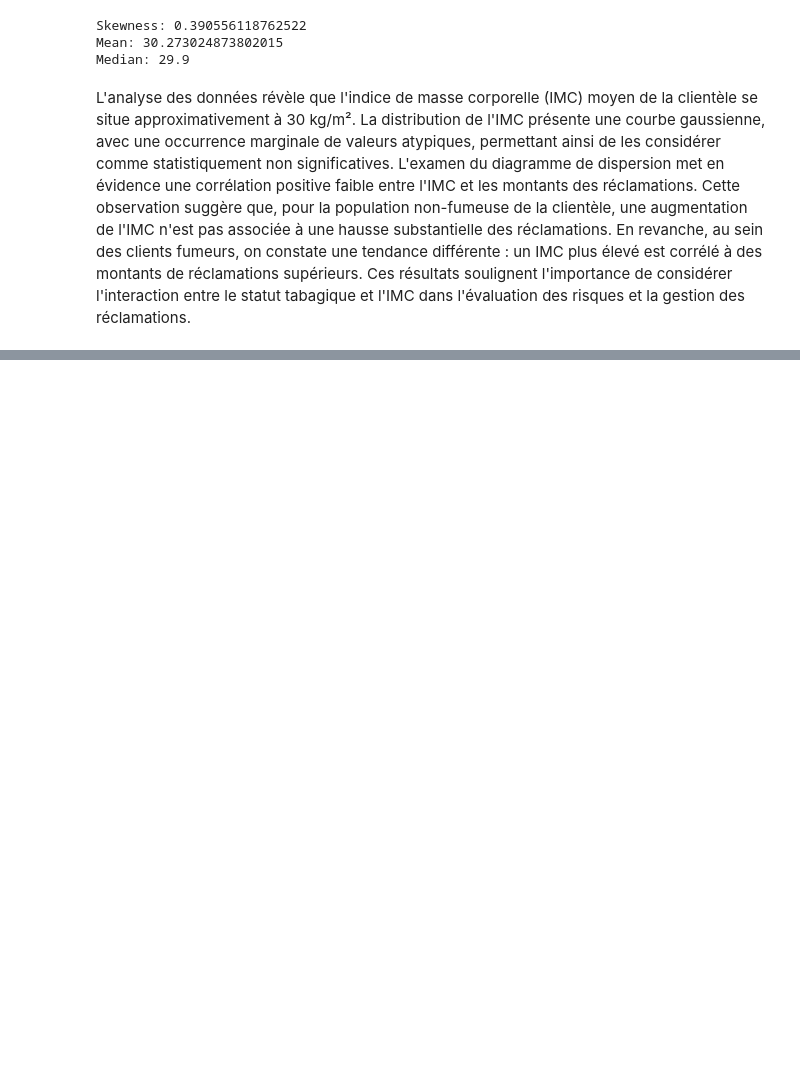
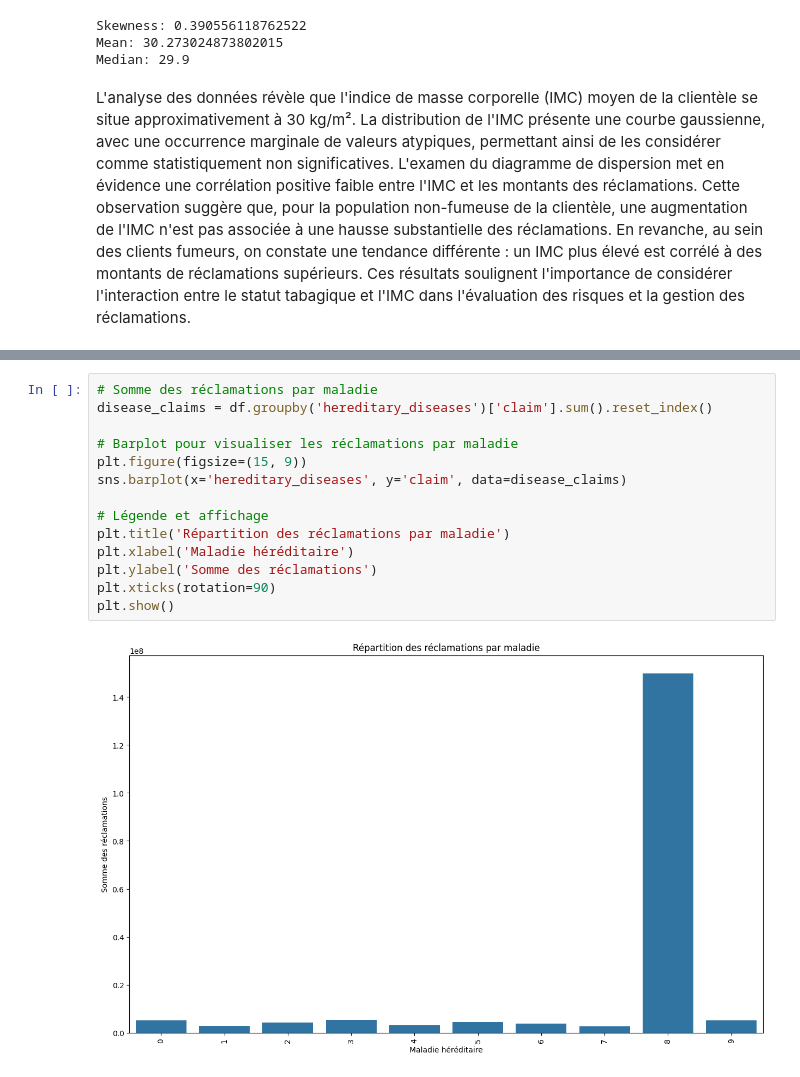
Before and after one commit to marina-decker/Analyse_de_donnees---health_insurrance, a Jupyter notebook: health_insurance.ipynb, the cells around one changed output, grey strips where cells are left out. Drawn from its saved outputs; the diff is of its cells as text; blank space fills up the shorter version.

```diff
--- a/health_insurance.ipynb
+++ b/health_insurance.ipynb
@@ -407,0 +584,16 @@ Ces résultats soulignent l'importance de considérer l'interaction entre le sta
+# %%
+# Somme des réclamations par maladie
+disease_claims = df.groupby('hereditary_diseases')['claim'].sum().reset_index()
+
+# Barplot pour visualiser les réclamations par maladie
+plt.figure(figsize=(15, 9))
+sns.barplot(x='hereditary_diseases', y='claim', data=disease_claims)
+
+# Légende et affichage
+plt.title('Répartition des réclamations par maladie')
+plt.xlabel('Maladie héréditaire')
+plt.ylabel('Somme des réclamations')
+plt.xticks(rotation=90)
+plt.show()
+# %% [output]
+[figure, added]
```
Also changed, not shown: parts of 60 cells of this notebook.
